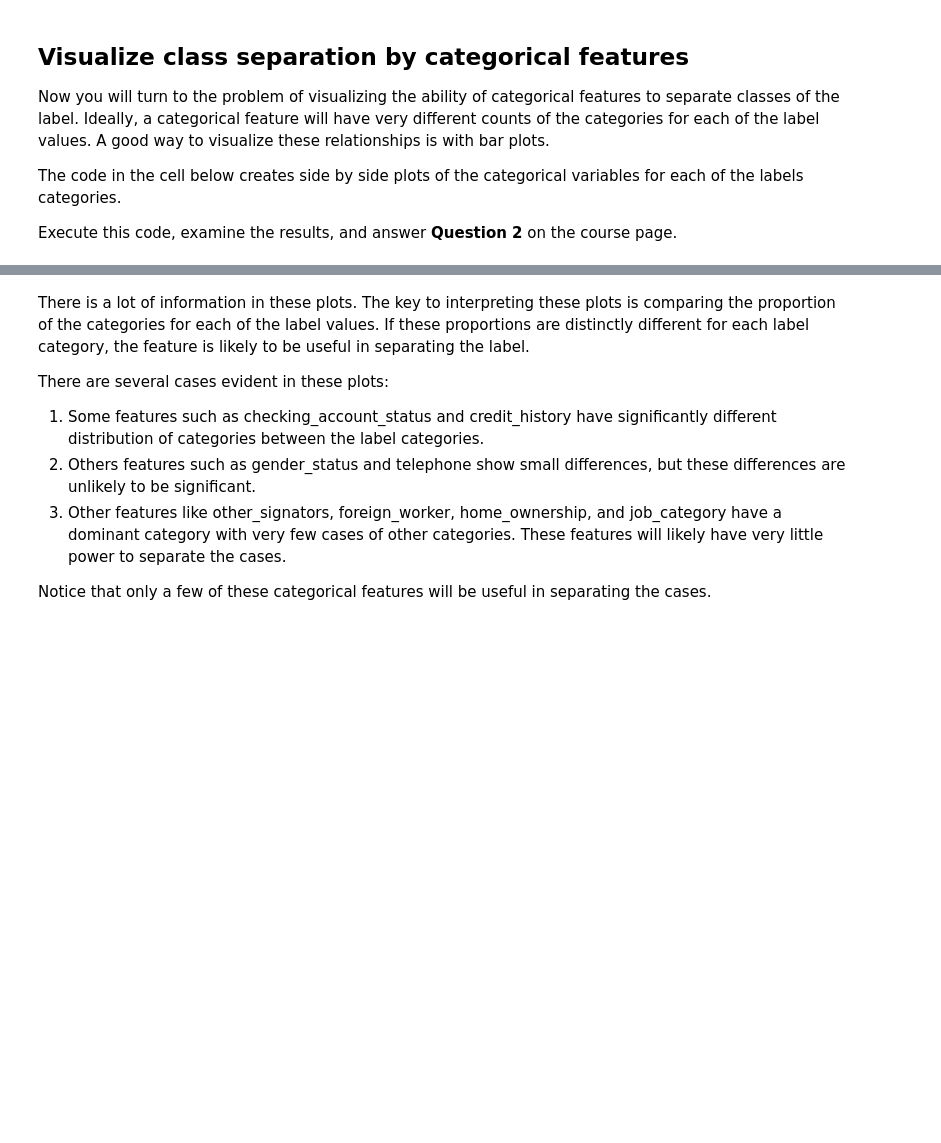
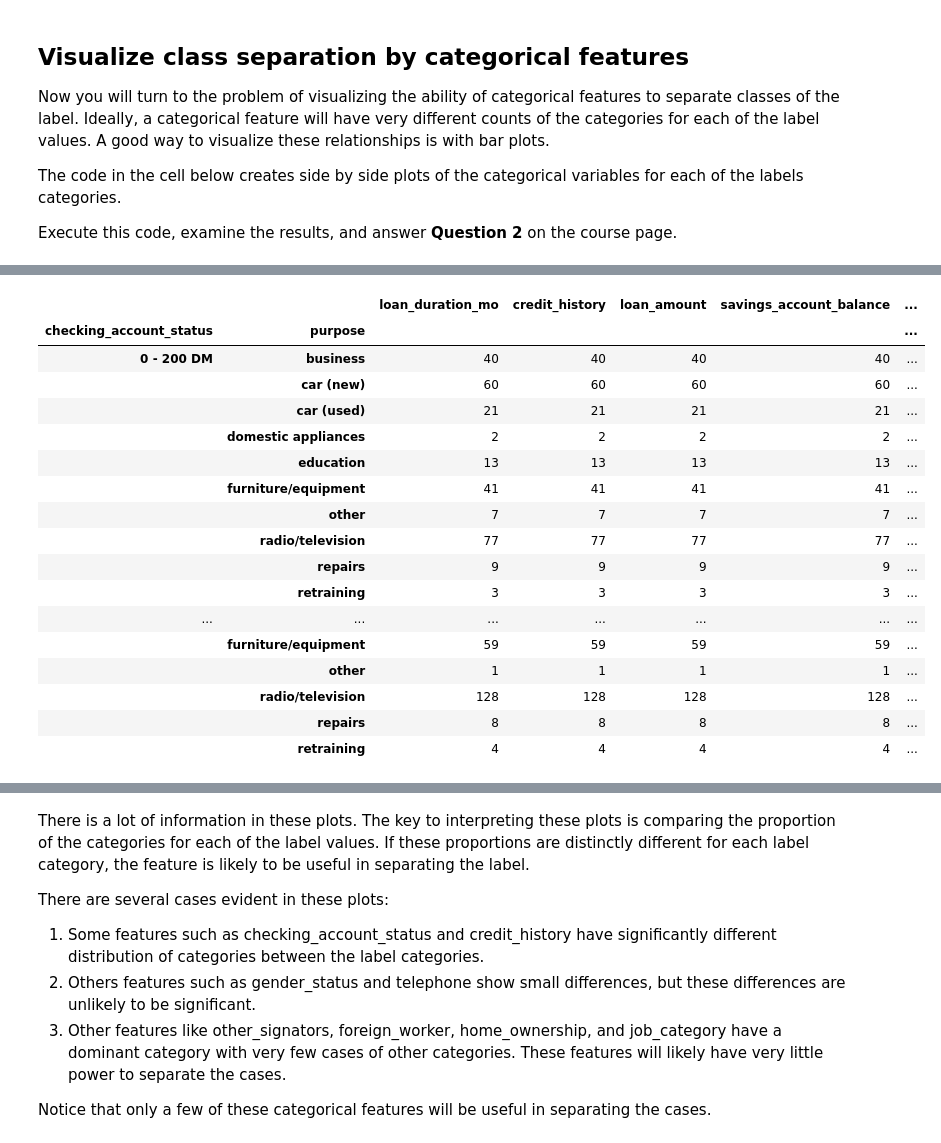
Before and after one commit to JeffWang0325/Microsoft-DAT275X-Principles-of-Machine-Learning-Python-Edition, a Jupyter notebook: Module2/VisualizingDataForClassification.ipynb, the cells around one changed output, grey strips where cells are left out. Cells and saved outputs as stored; diff of their text form; code cells hidden in the pictures; blank space fills up the shorter version.

```diff
--- a/Module2/VisualizingDataForClassification.ipynb
+++ b/Module2/VisualizingDataForClassification.ipynb
@@ -220,0 +272,21 @@ Execute this code, examine the results, and answer **Question 2** on the course
+# %%
+credit.groupby(['checking_account_status', 'purpose']).count()
+# %% [output]
+|  |  | loan_duration_mo | credit_history | loan_amount | savings_account_balance | ... |
+| checking_account_status | purpose |  |  |  |  | ... |
+| 0 - 200 DM | business | 40 | 40 | 40 | 40 | ... |
+|  | car (new) | 60 | 60 | 60 | 60 | ... |
+|  | car (used) | 21 | 21 | 21 | 21 | ... |
+|  | domestic appliances | 2 | 2 | 2 | 2 | ... |
+|  | education | 13 | 13 | 13 | 13 | ... |
+|  | furniture/equipment | 41 | 41 | 41 | 41 | ... |
+|  | other | 7 | 7 | 7 | 7 | ... |
+|  | radio/television | 77 | 77 | 77 | 77 | ... |
+|  | repairs | 9 | 9 | 9 | 9 | ... |
+|  | retraining | 3 | 3 | 3 | 3 | ... |
+| ... | ... | ... | ... | ... | ... | ... |
+|  | furniture/equipment | 59 | 59 | 59 | 59 | ... |
+|  | other | 1 | 1 | 1 | 1 | ... |
+|  | radio/television | 128 | 128 | 128 | 128 | ... |
+|  | repairs | 8 | 8 | 8 | 8 | ... |
+|  | retraining | 4 | 4 | 4 | 4 | ... |
```
Also changed, not shown: parts of 14 cells of this notebook, 1 other file.
